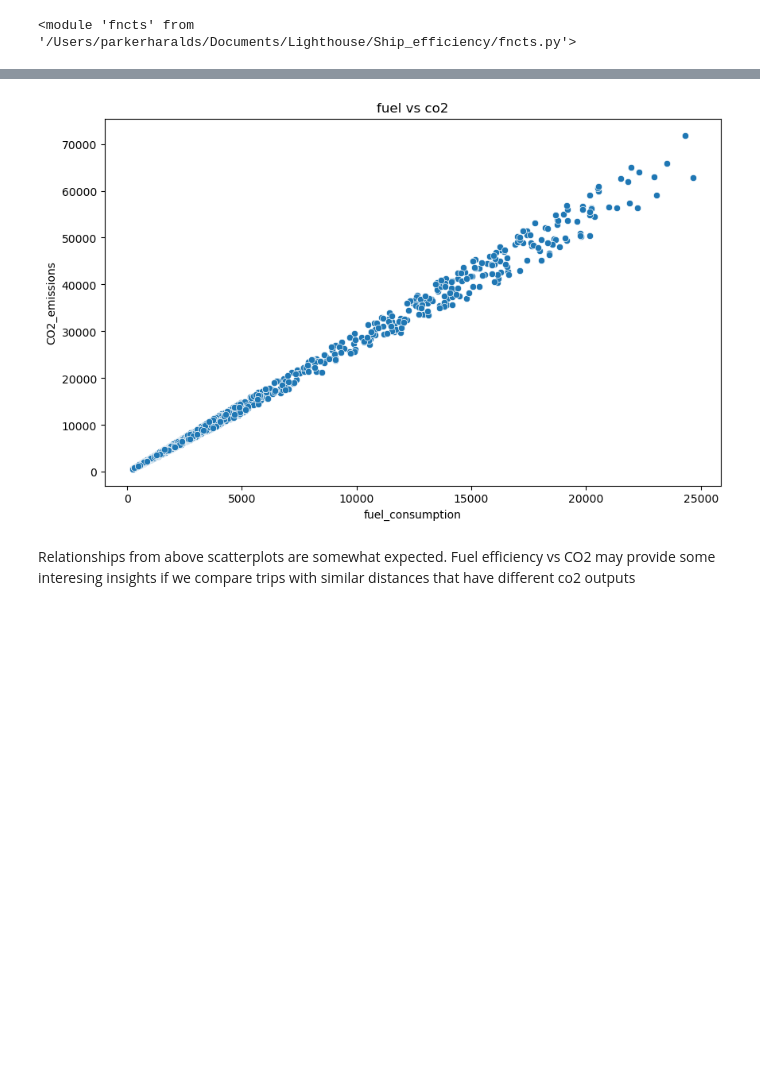
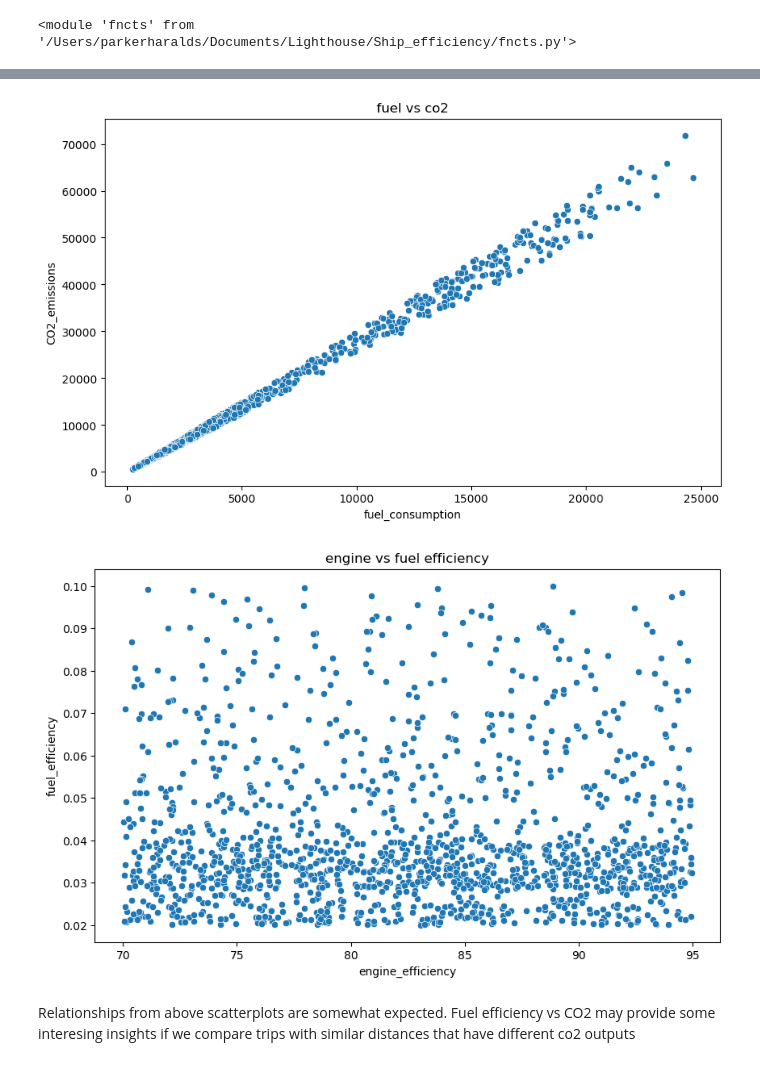
Before and after one commit to ParkerHar/Ship_efficiency, a Jupyter notebook: EDA.ipynb, the cells around one changed output, grey strips where cells are left out. Cells and saved outputs as stored; diff of their text form; code cells hidden in the pictures; blank space fills up the shorter version.

```diff
--- a/EDA.ipynb
+++ b/EDA.ipynb
@@ -73,14 +89,16 @@ engine_efficiency = fn.hist_plots(df, 'engine_efficiency', 'engine efficiency')
 # %%
 # scatter plots imported from fncts
 dist_fuel = fn.scatter_plots(df, 'fuel_consumption', 'distance', 'distance vs fuel consumption')
 dist_co2 = fn.scatter_plots(df, 'CO2_emissions', 'distance', 'distance vs CO2 emissions')
 dist_eff = fn.scatter_plots(df, 'engine_efficiency', 'distance', 'distance vs engine efficiency')
 fuel_co2 = fn.scatter_plots(df, 'fuel_consumption', 'CO2_emissions', 'fuel vs co2')
+fuel_efficiency = fn.scatter_plots(df, 'engine_efficiency', 'fuel_efficiency', 'engine vs fuel efficiency')
 # %% [output]
 [figure]
 [figure]
 [figure]
 [figure]
+[figure, added]
 # %% [markdown]
 Relationships from above scatterplots are somewhat expected. Fuel efficiency vs CO2 may provide some interesing insights if we compare trips with similar distances that have different co2 outputs
 # %%
```
Also changed, not shown: parts of 6 cells of this notebook.
